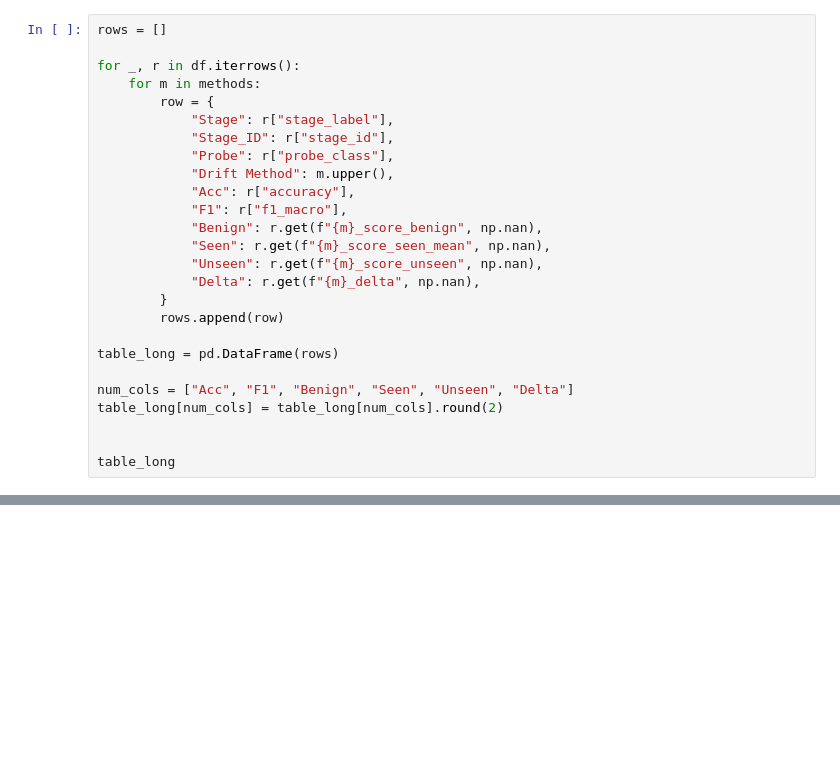
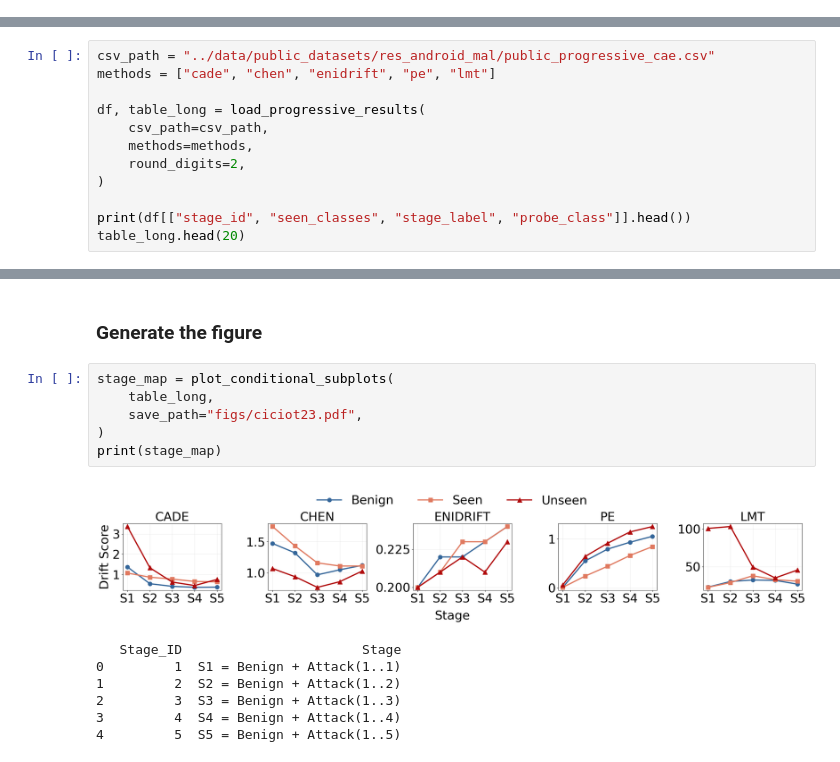
Before and after one commit to SafeNetIoT/LANTERN, a Jupyter notebook: SOTA/analysis.ipynb, the cells around one changed output, grey strips where cells are left out. Cells and saved outputs as stored; diff of their text form; blank space fills up the shorter version.

```diff
--- a/SOTA/analysis.ipynb
+++ b/SOTA/analysis.ipynb
@@ -103,26 +0,0 @@ table_long.head(20)
-# %%
-rows = []
-
-for _, r in df.iterrows():
-    for m in methods:
-        row = {
-            "Stage": r["stage_label"],
-            "Stage_ID": r["stage_id"],
-            "Probe": r["probe_class"],
-            "Drift Method": m.upper(),
-            "Acc": r["accuracy"],
-            "F1": r["f1_macro"],
-            "Benign": r.get(f"{m}_score_benign", np.nan),
-            "Seen": r.get(f"{m}_score_seen_mean", np.nan),
-            "Unseen": r.get(f"{m}_score_unseen", np.nan),
-            "Delta": r.get(f"{m}_delta", np.nan),
-        }
-        rows.append(row)
-
-table_long = pd.DataFrame(rows)
-
-num_cols = ["Acc", "F1", "Benign", "Seen", "Unseen", "Delta"]
-table_long[num_cols] = table_long[num_cols].round(2)
-
-
-table_long
@@ -276,0 +257,12 @@ display(stage_order.reset_index(drop=True))
+# %%
+csv_path = "../data/public_datasets/res_android_mal/public_progressive_cae.csv"
+methods = ["cade", "chen", "enidrift", "pe", "lmt"]
+
+df, table_long = load_progressive_results(
+    csv_path=csv_path,
+    methods=methods,
+    round_digits=2,
+)
+
+print(df[["stage_id", "seen_classes", "stage_label", "probe_class"]].head())
+table_long.head(20)
@@ -276,0 +300,16 @@ display(stage_order.reset_index(drop=True))
+# %% [markdown]
+### Generate the figure
+# %%
+stage_map = plot_conditional_subplots(
+    table_long,
+    save_path="figs/ciciot23.pdf",
+)
+print(stage_map)
+# %% [output]
+[figure, added]
+   Stage_ID                       Stage
+0         1  S1 = Benign + Attack(1..1)
+1         2  S2 = Benign + Attack(1..2)
+2         3  S3 = Benign + Attack(1..3)
+3         4  S4 = Benign + Attack(1..4)
+4         5  S5 = Benign + Attack(1..5)
```
Also changed, not shown: parts of 9 cells of this notebook, 36 other files.
